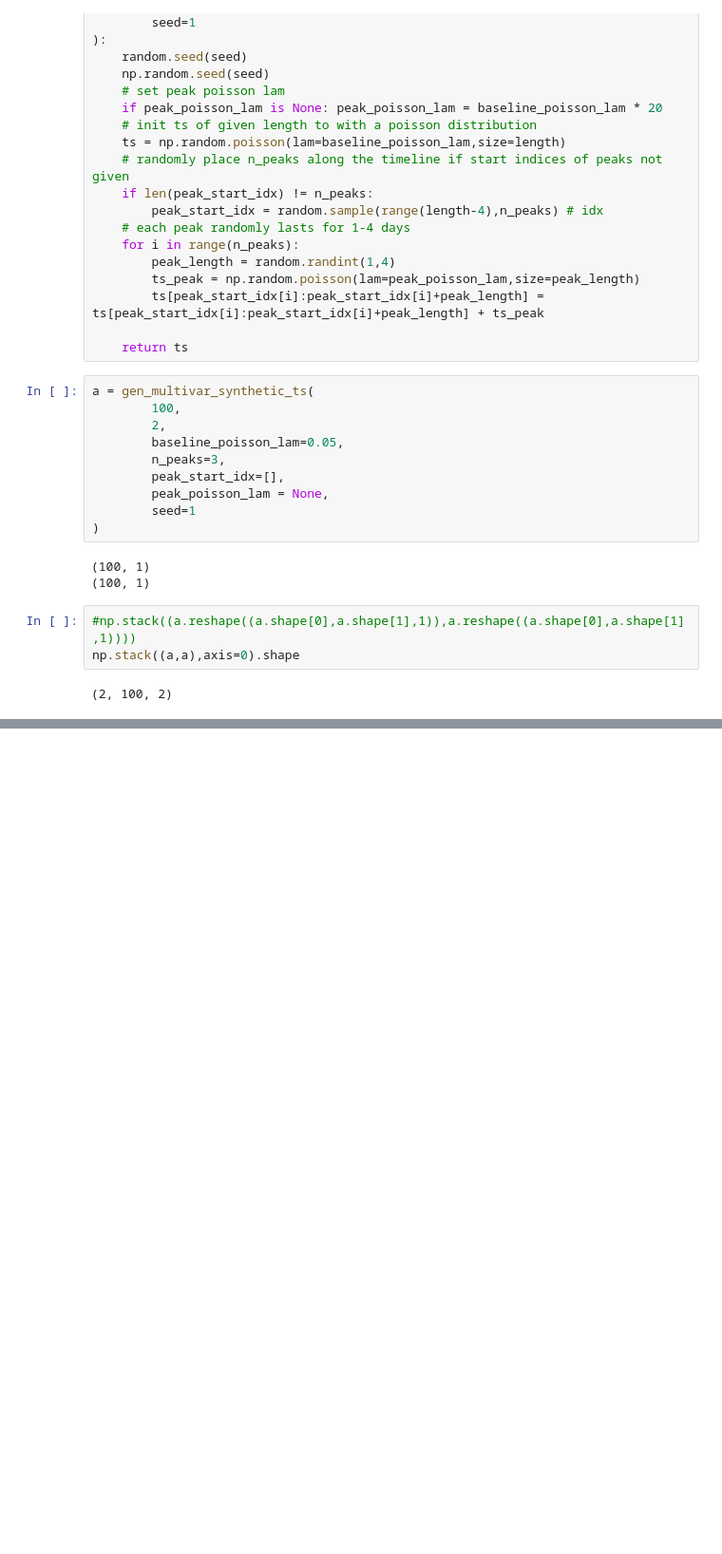
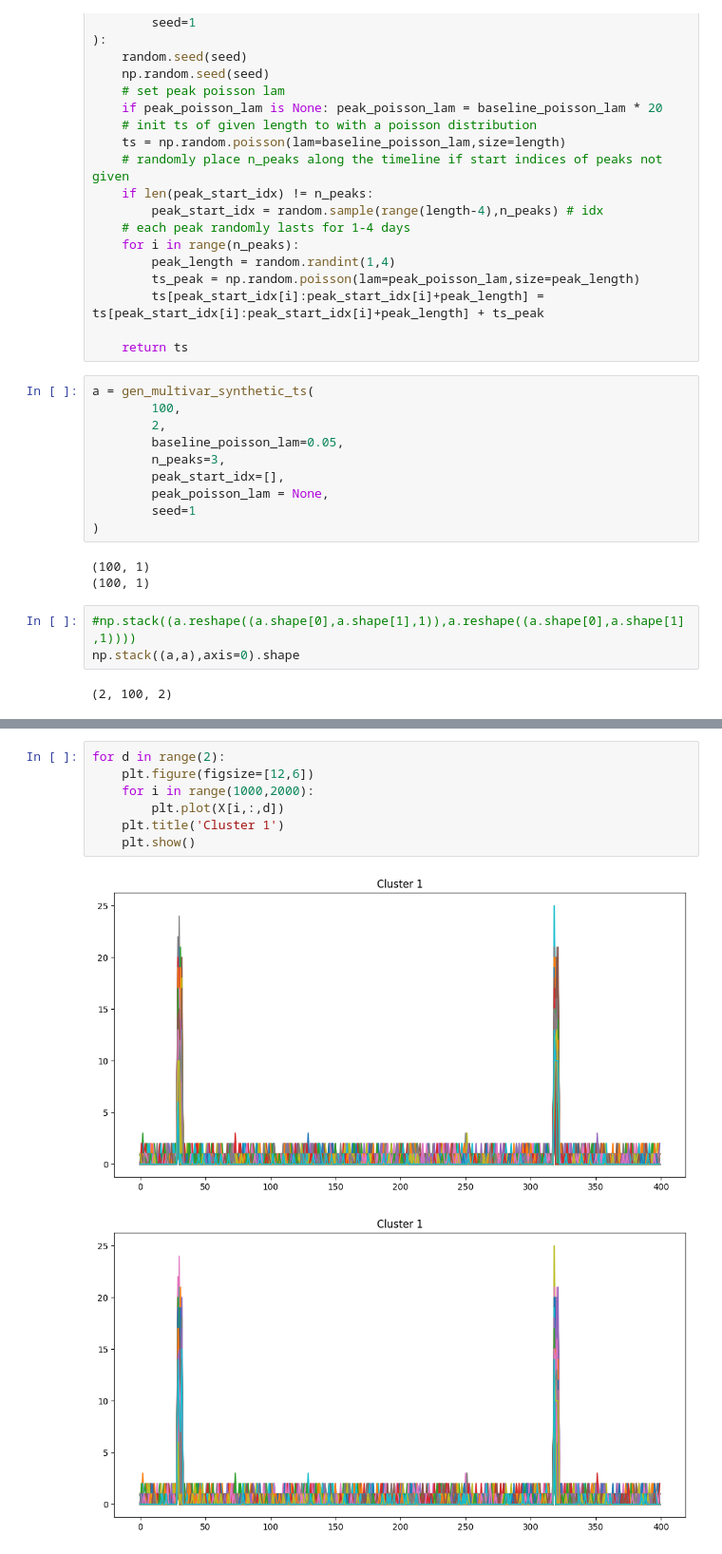
Before and after one commit to fionasguo/ts_clustering, a Jupyter notebook: notebooks/data_exploration.ipynb, the cells around one changed output, grey strips where cells are left out. Shown at 95% size. Drawn from its saved outputs; the diff is of its cells as text; blank space fills up the shorter version.

```diff
--- a/notebooks/data_exploration.ipynb
+++ b/notebooks/data_exploration.ipynb
@@ -408,0 +419,10 @@ np.stack((a,a),axis=0).shape
+# %%
+for d in range(2):
+    plt.figure(figsize=[12,6])
+    for i in range(1000,2000):
+        plt.plot(X[i,:,d])
+    plt.title('Cluster 1')
+    plt.show()
+# %% [output]
+[figure, added]
+[figure, added]
```
Also changed, not shown: parts of 4 cells of this notebook, 26 other files.
